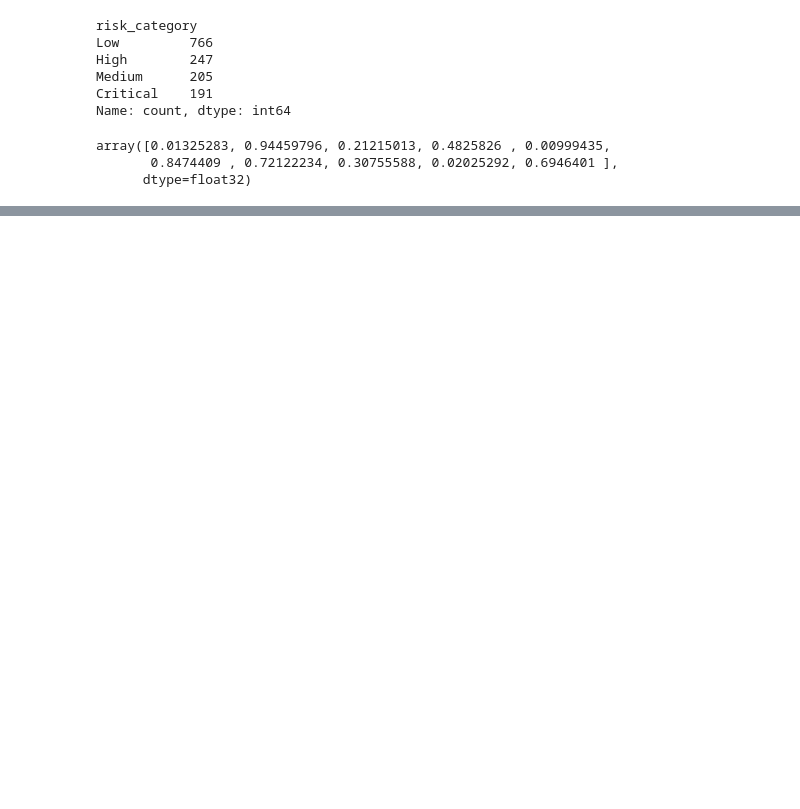
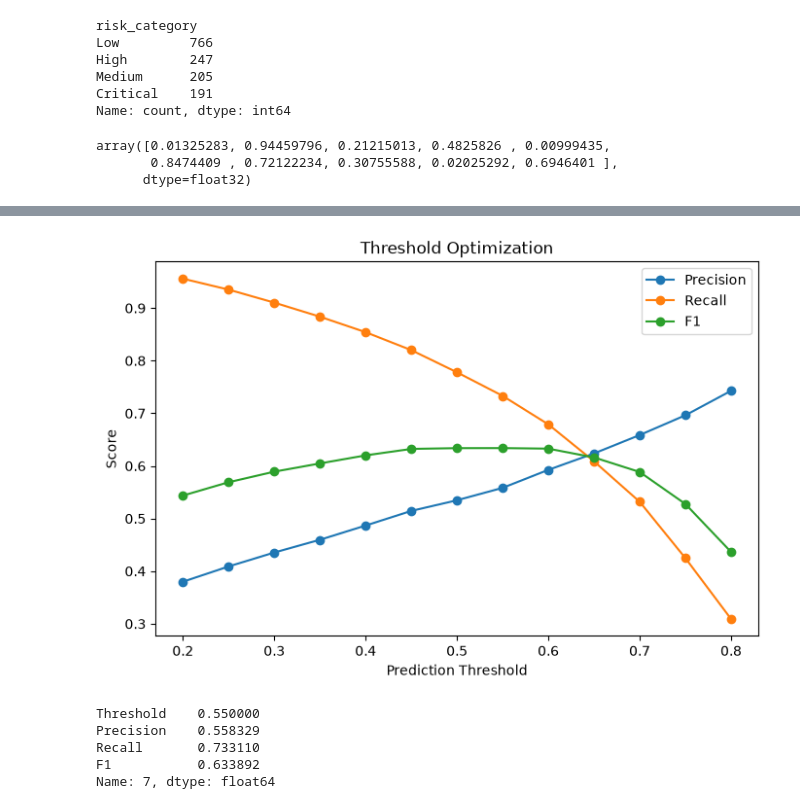
Before and after one commit to Akshit-Singh-00/customer-churn-ai, a Jupyter notebook: notebooks/04_model_experiments.ipynb, the cells around one changed output, grey strips where cells are left out. Drawn from its saved outputs; the diff is of its cells as text; code cells hidden in the pictures; blank space fills up the shorter version.

Commit message:
Phase 6 : Hyperparameter tunning + Threshold Optimization + Saved final Model

```diff
--- a/notebooks/04_model_experiments.ipynb
+++ b/notebooks/04_model_experiments.ipynb
@@ -958,0 +1231,2 @@ comparison_df.to_csv(
+# %%
+tuned_model = rf_search.best_estimator_
@@ -958,0 +1242,9 @@ comparison_df.to_csv(
+# %%
+train_oof_prob = cross_val_predict(
+    tuned_model,
+    X_train,
+    y_train,
+    cv=cv,
+    method="predict_proba",
+    n_jobs=-1
+)[:, 1]
@@ -958,0 +1259,2 @@ comparison_df.to_csv(
+# %%
+threshold_results = []
@@ -958,0 +1295,7 @@ comparison_df.to_csv(
+# %%
+# Create Table
+threshold_df = pd.DataFrame(
+    threshold_results
+)
+
+threshold_df.round(4)
@@ -958,0 +1317,44 @@ comparison_df.to_csv(
+# %%
+# Plot Precision, Recall and F1
+plt.figure(
+    figsize=(8, 5)
+)
+
+plt.plot(
+    threshold_df["Threshold"],
+    threshold_df["Precision"],
+    marker="o",
+    label="Precision"
+)
+
+plt.plot(
+    threshold_df["Threshold"],
+    threshold_df["Recall"],
+    marker="o",
+    label="Recall"
+)
+
+plt.plot(
+    threshold_df["Threshold"],
+    threshold_df["F1"],
+    marker="o",
+    label="F1"
+)
+
+plt.xlabel(
+    "Prediction Threshold"
+)
+
+plt.ylabel(
+    "Score"
+)
+
+plt.title(
+    "Threshold Optimization"
+)
+
+plt.legend()
+
+plt.show()
+# %% [output]
+[figure, added]
@@ -958,0 +1366,8 @@ comparison_df.to_csv(
+# %%
+best_threshold_row
+# %% [output]
+Threshold    0.550000
+Precision    0.558329
+Recall       0.733110
+F1           0.633892
+Name: 7, dtype: float64
```
Also changed, not shown: parts of 50 cells of this notebook.
